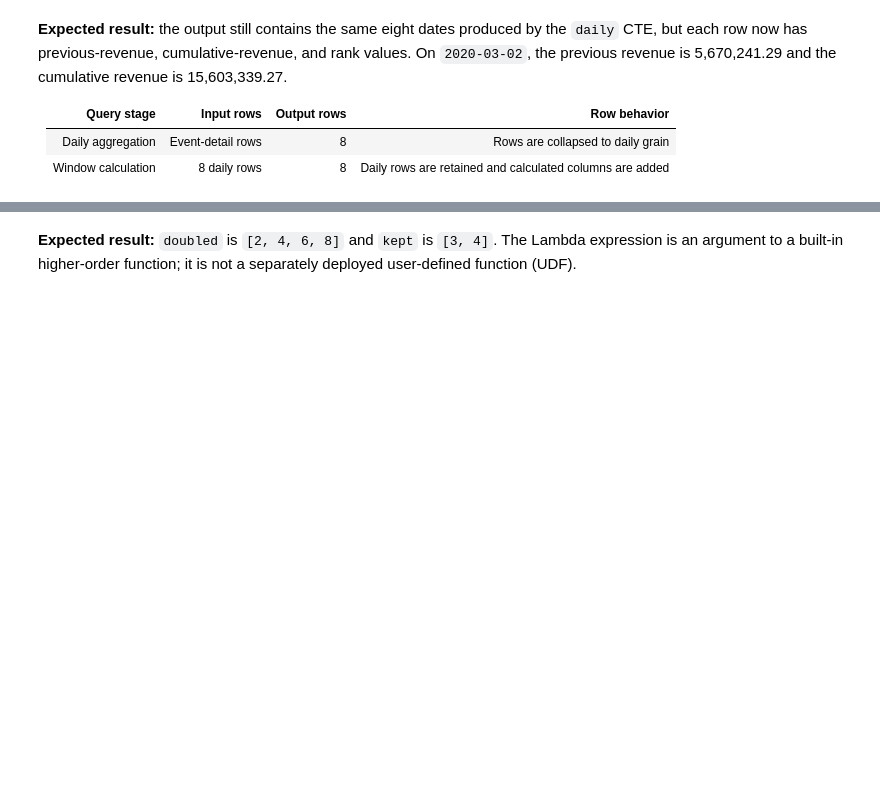
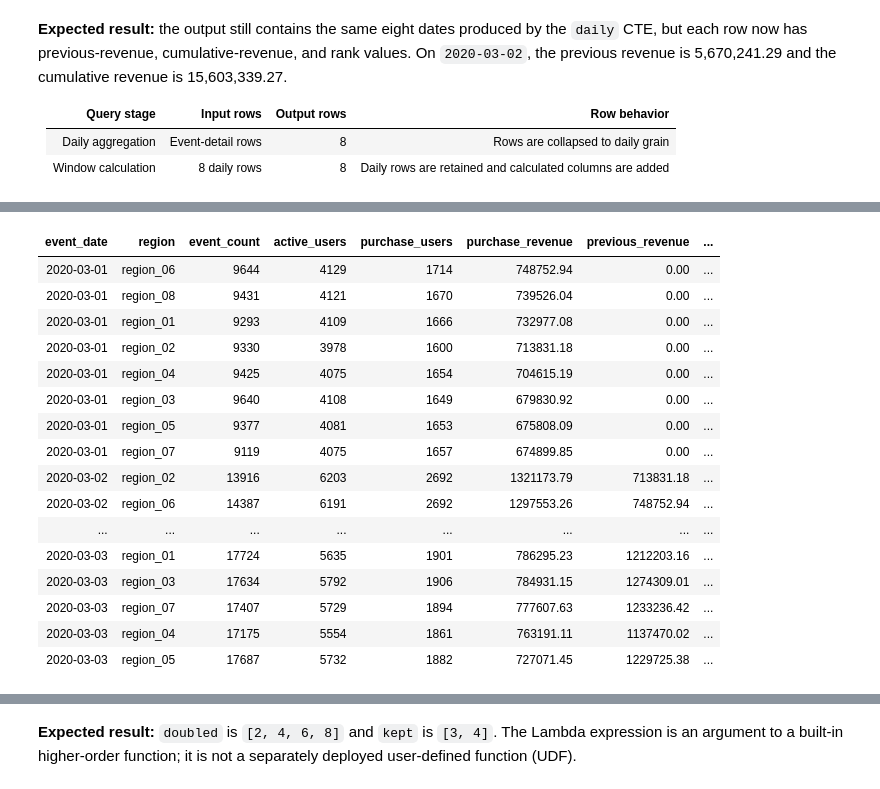
Before and after one commit to Ragnaroos/doris-courses, a Jupyter notebook: doris-course/01-real-time-analytics/level2/module05-analyzing/lab5_analyze_data.ipynb, the cells around one changed output, grey strips where cells are left out. Saved outputs shown, nothing was run; the diff lists cells and outputs as text; code cells hidden in the pictures; blank space fills up the shorter version.

```diff
--- a/doris-course/01-real-time-analytics/level2/module05-analyzing/lab5_analyze_data.ipynb
+++ b/doris-course/01-real-time-analytics/level2/module05-analyzing/lab5_analyze_data.ipynb
@@ -290,0 +353,65 @@ Window calculations over the daily rows 8 row(s)
+# %%
+lab.sql("""
+WITH filtered AS (
+    SELECT
+        TO_DATE(event_time) AS event_date,
+        region,
+        user_id,
+        event_type,
+        revenue
+    FROM events_modelled
+    WHERE event_time >= '2020-03-01 00:00:00'
+      AND event_time <  '2020-03-04 00:00:00'
+),
+daily_region AS (
+    SELECT
+        event_date,
+        region,
+        COUNT(*) AS event_count,
+        COUNT(DISTINCT user_id) AS active_users,
+        COUNT(DISTINCT CASE
+            WHEN event_type = 'purchase' THEN user_id
+        END) AS purchase_users,
+        SUM(CASE
+            WHEN event_type = 'purchase' THEN revenue ELSE 0
+        END) AS purchase_revenue
+    FROM filtered
+    GROUP BY event_date, region
+),
+scored AS (
+    SELECT
+        event_date,
+        region,
+        event_count,
+        active_users,
+        purchase_users,
+        purchase_revenue,
+        LAG(purchase_revenue, 1, 0) OVER (
+            PARTITION BY region
+            ORDER BY event_date
+        ) AS previous_revenue,
+        SUM(purchase_revenue) OVER (
+            PARTITION BY region
+            ORDER BY event_date
+            ROWS BETWEEN UNBOUNDED PRECEDING AND CURRENT ROW
+        ) AS cumulative_revenue,
+        RANK() OVER (
+            PARTITION BY event_date
+            ORDER BY purchase_revenue DESC
+        ) AS revenue_rank
+    FROM daily_region
+)
+SELECT
+    event_date,
+    region,
+    event_count,
+    active_users,
+    purchase_users,
+    purchase_revenue,
+    previous_revenue,
+    cumulative_revenue,
+    revenue_rank
+FROM scored
+ORDER BY event_date, revenue_rank, region
+""", title="Daily-region activity, trend, and rank");
+# %% [output]
@@ -290,0 +419,17 @@ Window calculations over the daily rows 8 row(s)
+| event_date | region | event_count | active_users | purchase_users | purchase_revenue | previous_revenue | ... |
+| 2020-03-01 | region_06 | 9644 | 4129 | 1714 | 748752.94 | 0.00 | ... |
+| 2020-03-01 | region_08 | 9431 | 4121 | 1670 | 739526.04 | 0.00 | ... |
+| 2020-03-01 | region_01 | 9293 | 4109 | 1666 | 732977.08 | 0.00 | ... |
+| 2020-03-01 | region_02 | 9330 | 3978 | 1600 | 713831.18 | 0.00 | ... |
+| 2020-03-01 | region_04 | 9425 | 4075 | 1654 | 704615.19 | 0.00 | ... |
+| 2020-03-01 | region_03 | 9640 | 4108 | 1649 | 679830.92 | 0.00 | ... |
+| 2020-03-01 | region_05 | 9377 | 4081 | 1653 | 675808.09 | 0.00 | ... |
+| 2020-03-01 | region_07 | 9119 | 4075 | 1657 | 674899.85 | 0.00 | ... |
+| 2020-03-02 | region_02 | 13916 | 6203 | 2692 | 1321173.79 | 713831.18 | ... |
+| 2020-03-02 | region_06 | 14387 | 6191 | 2692 | 1297553.26 | 748752.94 | ... |
+| ... | ... | ... | ... | ... | ... | ... | ... |
+| 2020-03-03 | region_01 | 17724 | 5635 | 1901 | 786295.23 | 1212203.16 | ... |
+| 2020-03-03 | region_03 | 17634 | 5792 | 1906 | 784931.15 | 1274309.01 | ... |
+| 2020-03-03 | region_07 | 17407 | 5729 | 1894 | 777607.63 | 1233236.42 | ... |
+| 2020-03-03 | region_04 | 17175 | 5554 | 1861 | 763191.11 | 1137470.02 | ... |
+| 2020-03-03 | region_05 | 17687 | 5732 | 1882 | 727071.45 | 1229725.38 | ... |
```
Also changed, not shown: parts of 19 cells of this notebook, 8 other files.
